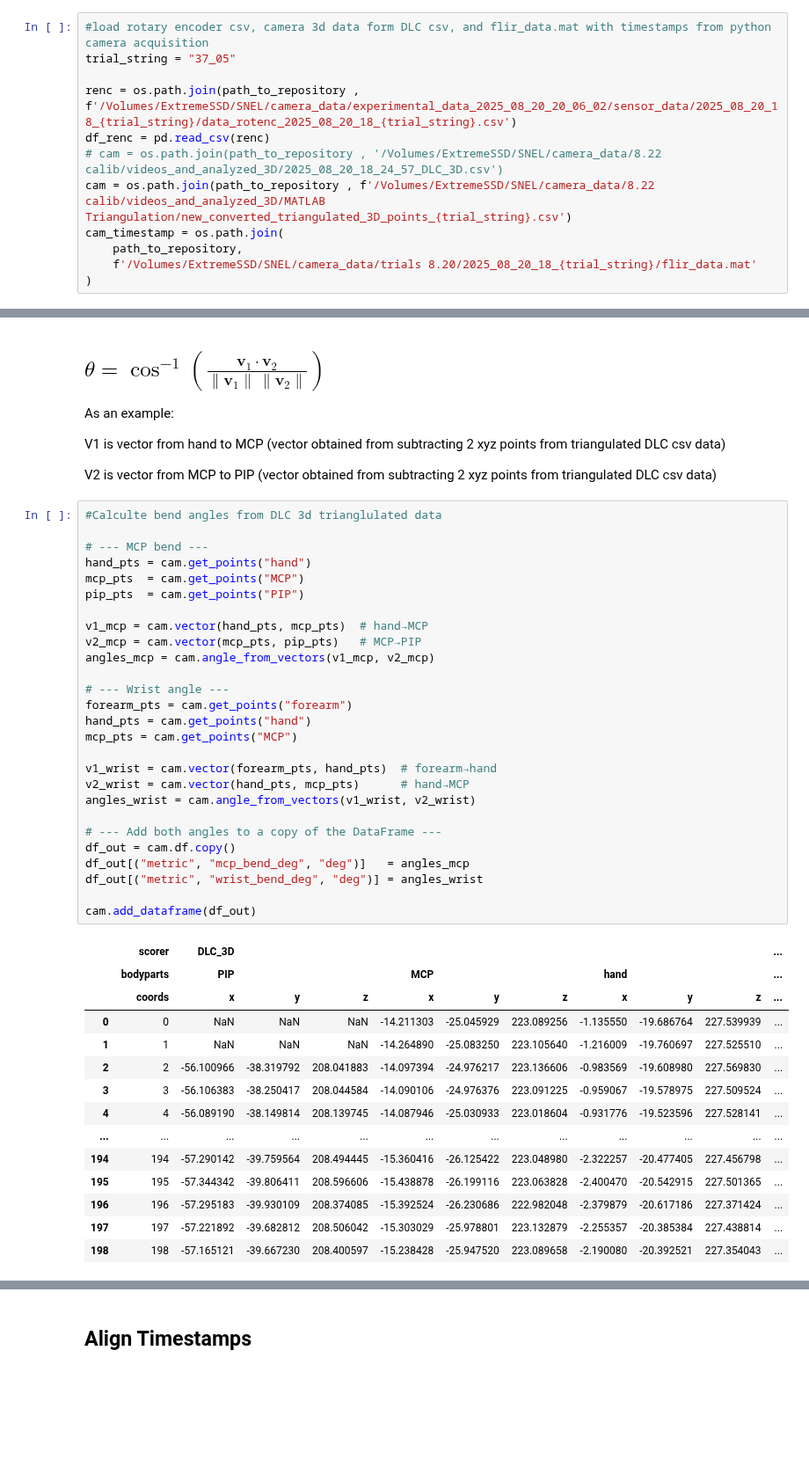
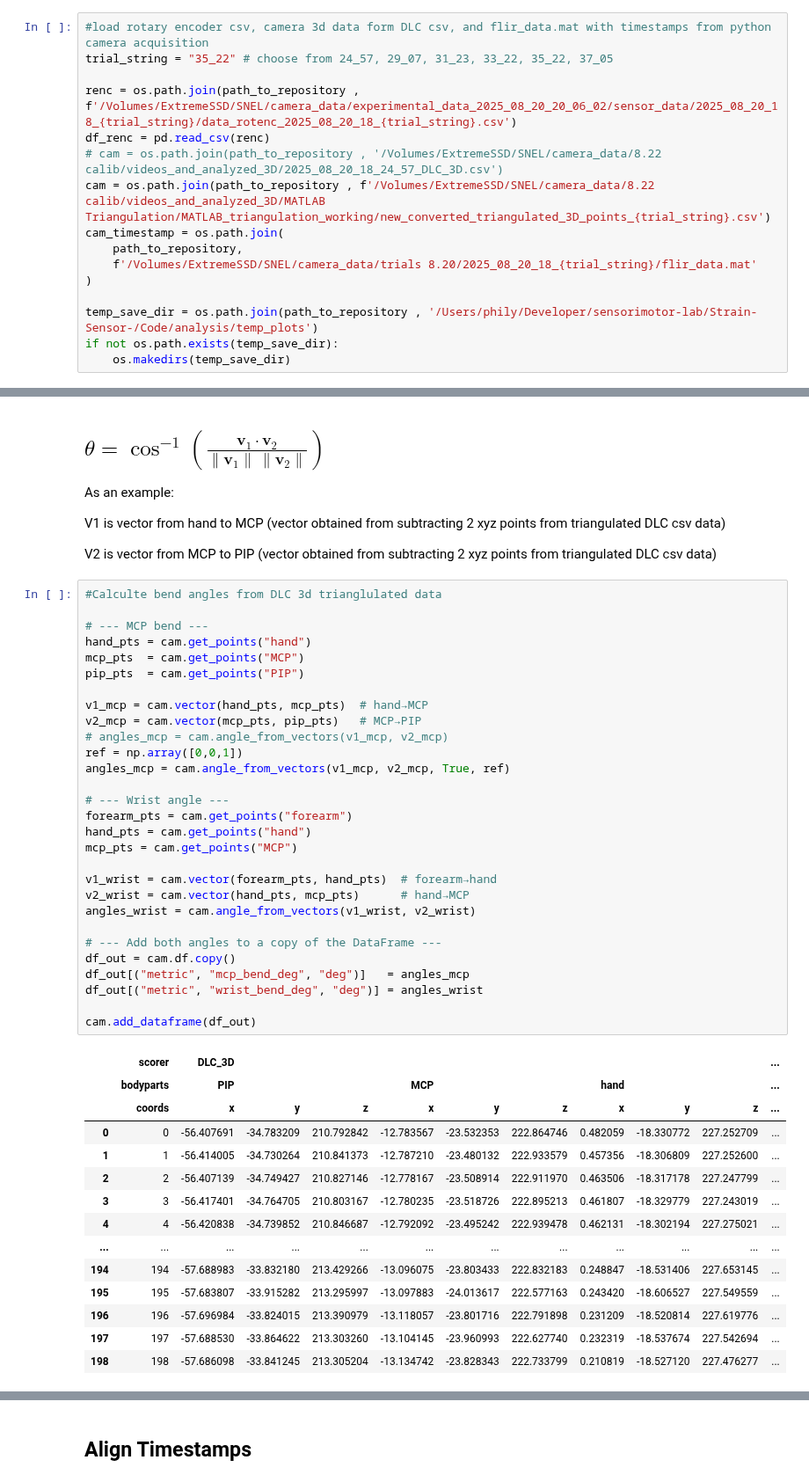
Before and after one commit to neuralengatberkeley/Strain-Sensor-, a Jupyter notebook: Code/analysis/camera_encoder_cal.ipynb, the cells around one changed output, grey strips where cells are left out. Shown at 88% size. Cells and saved outputs as stored; diff of their text form; blank space fills up the shorter version.

```diff
--- a/Code/analysis/camera_encoder_cal.ipynb
+++ b/Code/analysis/camera_encoder_cal.ipynb
@@ -12,16 +15,20 @@ import numpy as np
 import matplotlib.pyplot as plt
 # %%
 #load rotary encoder csv, camera 3d data form DLC csv, and flir_data.mat with timestamps from python camera acquisition
-trial_string = "37_05"
+trial_string = "35_22" # choose from 24_57, 29_07, 31_23, 33_22, 35_22, 37_05
 
 renc = os.path.join(path_to_repository , f'/Volumes/ExtremeSSD/SNEL/camera_data/experimental_data_2025_08_20_20_06_02/sensor_data/2025_08_20_18_{trial_string}/data_rotenc_2025_08_20_18_{trial_string}.csv')
 df_renc = pd.read_csv(renc)
 # cam = os.path.join(path_to_repository , '/Volumes/ExtremeSSD/SNEL/camera_data/8.22 calib/videos_and_analyzed_3D/2025_08_20_18_24_57_DLC_3D.csv')
-cam = os.path.join(path_to_repository , f'/Volumes/ExtremeSSD/SNEL/camera_data/8.22 calib/videos_and_analyzed_3D/MATLAB Triangulation/new_converted_triangulated_3D_points_{trial_string}.csv')
+cam = os.path.join(path_to_repository , f'/Volumes/ExtremeSSD/SNEL/camera_data/8.22 calib/videos_and_analyzed_3D/MATLAB Triangulation/MATLAB_triangulation_working/new_converted_triangulated_3D_points_{trial_string}.csv')
 cam_timestamp = os.path.join(
     path_to_repository,
     f'/Volumes/ExtremeSSD/SNEL/camera_data/trials 8.20/2025_08_20_18_{trial_string}/flir_data.mat'
 )
+
+temp_save_dir = os.path.join(path_to_repository , '/Users/phily/Developer/sensorimotor-lab/Strain-Sensor-/Code/analysis/temp_plots')
+if not os.path.exists(temp_save_dir):
+    os.makedirs(temp_save_dir)
 # %%
 #load DLC 3d coordinates from DLC triangulation
 cam = DLC3DBendAngles(cam)
@@ -66,45 +73,47 @@ V2 is vector from MCP to PIP (vector obtained from subtracting 2 xyz points from
 # %%
 #Calculte bend angles from DLC 3d trianglulated data
 
 # --- MCP bend ---
 hand_pts = cam.get_points("hand")
 mcp_pts  = cam.get_points("MCP")
 pip_pts  = cam.get_points("PIP")
 
 v1_mcp = cam.vector(hand_pts, mcp_pts)  # hand→MCP
 v2_mcp = cam.vector(mcp_pts, pip_pts)   # MCP→PIP
-angles_mcp = cam.angle_from_vectors(v1_mcp, v2_mcp)
+# angles_mcp = cam.angle_from_vectors(v1_mcp, v2_mcp)
+ref = np.array([0,0,1])
+angles_mcp = cam.angle_from_vectors(v1_mcp, v2_mcp, True, ref)
 
 # --- Wrist angle ---
 forearm_pts = cam.get_points("forearm")
 hand_pts = cam.get_points("hand")
 mcp_pts = cam.get_points("MCP")
 
 v1_wrist = cam.vector(forearm_pts, hand_pts)  # forearm→hand
 v2_wrist = cam.vector(hand_pts, mcp_pts)      # hand→MCP
 angles_wrist = cam.angle_from_vectors(v1_wrist, v2_wrist)
 
 # --- Add both angles to a copy of the DataFrame ---
 df_out = cam.df.copy()
 df_out[("metric", "mcp_bend_deg", "deg")]   = angles_mcp
 df_out[("metric", "wrist_bend_deg", "deg")] = angles_wrist
 
 cam.add_dataframe(df_out)
 # %% [output]
 |  | scorer | DLC_3D |  |  |  |  |  |  |  |  | ... |
 |  | bodyparts | PIP |  |  | MCP |  |  | hand |  |  | ... |
 |  | coords | x | y | z | x | y | z | x | y | z | ... |
-| 0 | 0 | NaN | NaN | NaN | -14.211303 | -25.045929 | 223.089256 | -1.135550 | -19.686764 | 227.539939 | ... |
-| 1 | 1 | NaN | NaN | NaN | -14.264890 | -25.083250 | 223.105640 | -1.216009 | -19.760697 | 227.525510 | ... |
-| 2 | 2 | -56.100966 | -38.319792 | 208.041883 | -14.097394 | -24.976217 | 223.136606 | -0.983569 | -19.608980 | 227.569830 | ... |
-| 3 | 3 | -56.106383 | -38.250417 | 208.044584 | -14.090106 | -24.976376 | 223.091225 | -0.959067 | -19.578975 | 227.509524 | ... |
-| 4 | 4 | -56.089190 | -38.149814 | 208.139745 | -14.087946 | -25.030933 | 223.018604 | -0.931776 | -19.523596 | 227.528141 | ... |
+| 0 | 0 | -56.407691 | -34.783209 | 210.792842 | -12.783567 | -23.532353 | 222.864746 | 0.482059 | -18.330772 | 227.252709 | ... |
+| 1 | 1 | -56.414005 | -34.730264 | 210.841373 | -12.787210 | -23.480132 | 222.933579 | 0.457356 | -18.306809 | 227.252600 | ... |
+| 2 | 2 | -56.407139 | -34.749427 | 210.827146 | -12.778167 | -23.508914 | 222.911970 | 0.463506 | -18.317178 | 227.247799 | ... |
+| 3 | 3 | -56.417401 | -34.764705 | 210.803167 | -12.780235 | -23.518726 | 222.895213 | 0.461807 | -18.329779 | 227.243019 | ... |
+| 4 | 4 | -56.420838 | -34.739852 | 210.846687 | -12.792092 | -23.495242 | 222.939478 | 0.462131 | -18.302194 | 227.275021 | ... |
 | ... | ... | ... | ... | ... | ... | ... | ... | ... | ... | ... | ... |
-| 194 | 194 | -57.290142 | -39.759564 | 208.494445 | -15.360416 | -26.125422 | 223.048980 | -2.322257 | -20.477405 | 227.456798 | ... |
-| 195 | 195 | -57.344342 | -39.806411 | 208.596606 | -15.438878 | -26.199116 | 223.063828 | -2.400470 | -20.542915 | 227.501365 | ... |
-| 196 | 196 | -57.295183 | -39.930109 | 208.374085 | -15.392524 | -26.230686 | 222.982048 | -2.379879 | -20.617186 | 227.371424 | ... |
-| 197 | 197 | -57.221892 | -39.682812 | 208.506042 | -15.303029 | -25.978801 | 223.132879 | -2.255357 | -20.385384 | 227.438814 | ... |
-| 198 | 198 | -57.165121 | -39.667230 | 208.400597 | -15.238428 | -25.947520 | 223.089658 | -2.190080 | -20.392521 | 227.354043 | ... |
+| 194 | 194 | -57.688983 | -33.832180 | 213.429266 | -13.096075 | -23.803433 | 222.832183 | 0.248847 | -18.531406 | 227.653145 | ... |
+| 195 | 195 | -57.683807 | -33.915282 | 213.295997 | -13.097883 | -24.013617 | 222.577163 | 0.243420 | -18.606527 | 227.549559 | ... |
+| 196 | 196 | -57.696984 | -33.824015 | 213.390979 | -13.118057 | -23.801716 | 222.791898 | 0.231209 | -18.520814 | 227.619776 | ... |
+| 197 | 197 | -57.688530 | -33.864622 | 213.303260 | -13.104145 | -23.960993 | 222.627740 | 0.232319 | -18.537674 | 227.542694 | ... |
+| 198 | 198 | -57.686098 | -33.841245 | 213.305204 | -13.134742 | -23.828343 | 222.733799 | 0.210819 | -18.527120 | 227.476277 | ... |
 199 rows × 20 columns
 # %%
 # Count how many NAN's in MCP Bend Angle ->  max should be size of number of timestamps from camera data
```
Also changed, not shown: parts of 30 cells of this notebook.
